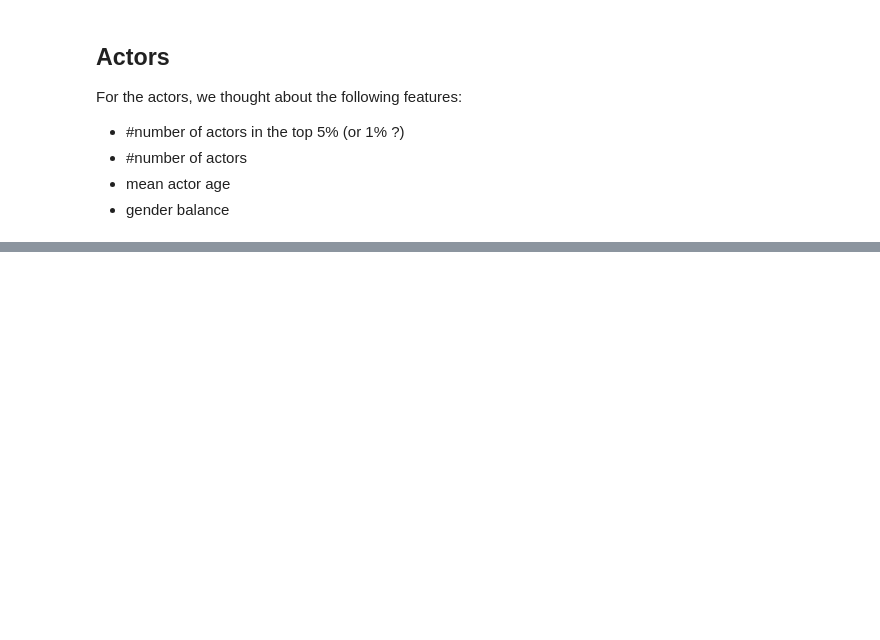
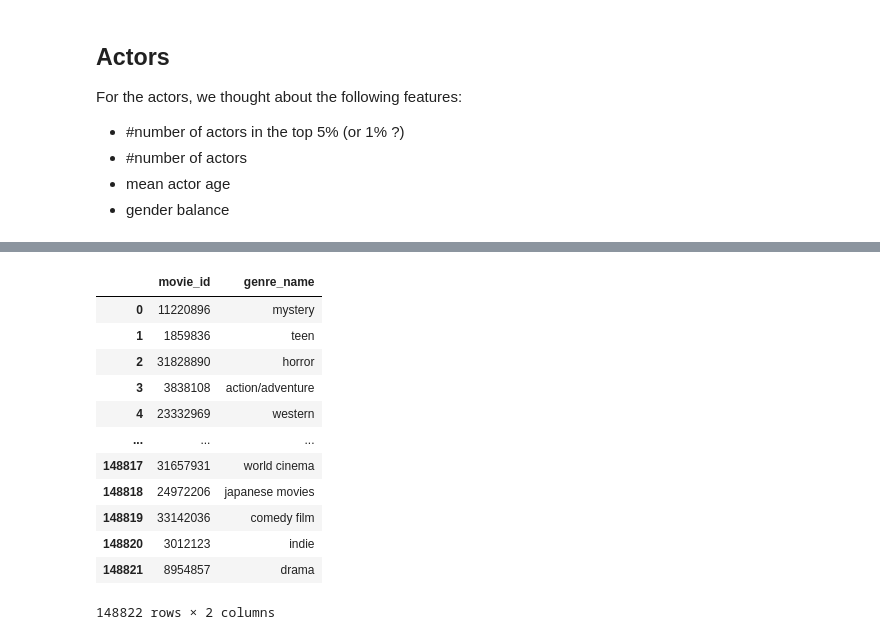
Before and after one commit to epfl-ada/ada-2022-project-zozoz, a Jupyter notebook: src/features_engineering/features_engineering.ipynb, the cells around one changed output, grey strips where cells are left out. Cells and saved outputs as stored; diff of their text form; code cells hidden in the pictures; blank space fills up the shorter version.

```diff
--- a/src/features_engineering/features_engineering.ipynb
+++ b/src/features_engineering/features_engineering.ipynb
@@ -188,0 +981,16 @@ sns.histplot(appears_in_df.groupby("actor_id")["movie_id"].count().values,ax=ax)
+# %%
+is_of_type_df
+# %% [output]
+|  | movie_id | genre_name |
+| 0 | 11220896 | mystery |
+| 1 | 1859836 | teen |
+| 2 | 31828890 | horror |
+| 3 | 3838108 | action/adventure |
+| 4 | 23332969 | western |
+| ... | ... | ... |
+| 148817 | 31657931 | world cinema |
+| 148818 | 24972206 | japanese movies |
+| 148819 | 33142036 | comedy film |
+| 148820 | 3012123 | indie |
+| 148821 | 8954857 | drama |
+148822 rows × 2 columns
```
Also changed, not shown: parts of 20 cells of this notebook.
